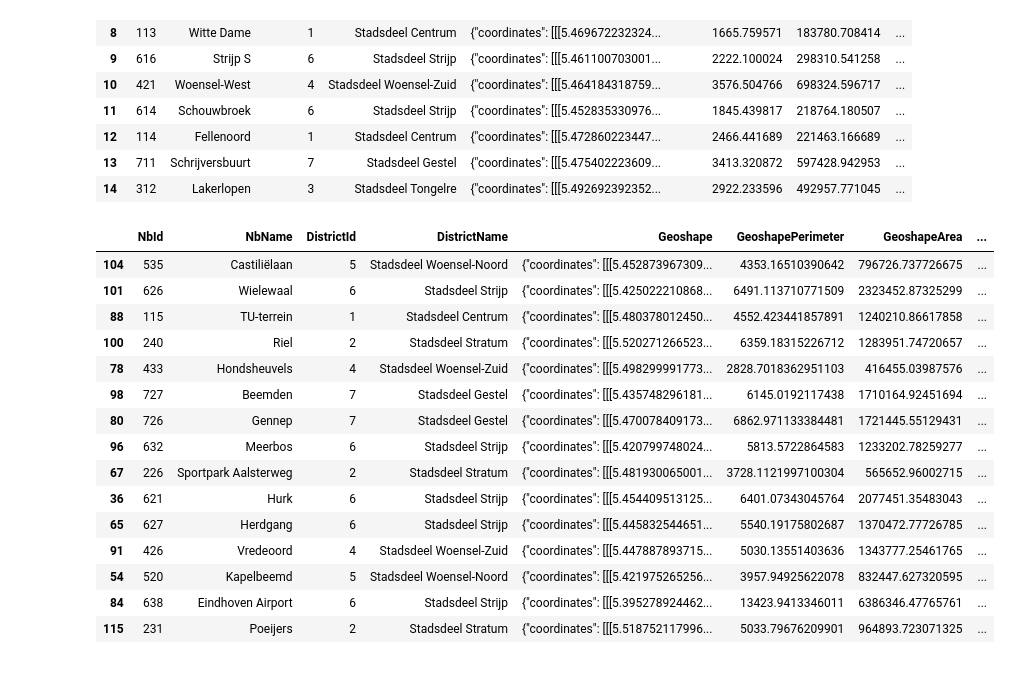
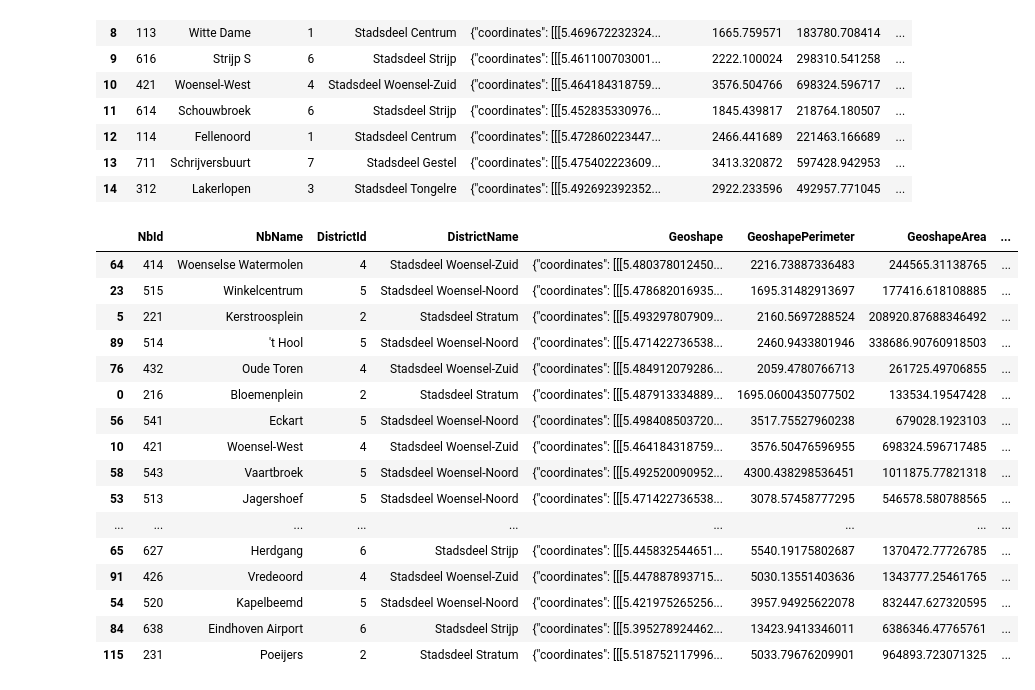
Before and after one commit to tymakat/eds_app, a Jupyter notebook: DataVisualization.ipynb, the cells around one changed output. Drawn from its saved outputs; the diff is of its cells as text; code cells hidden in the pictures.

```diff
--- a/DataVisualization.ipynb
+++ b/DataVisualization.ipynb
@@ -258,17 +287,18 @@ dataset["ScoreGoodLife"] = pd.to_numeric(dataset["ScoreGoodLife"], errors="coerc
 # %%
-dataset.tail(15)
+dataset.tail(50)
 # %% [output]
 |  | NbId | NbName | DistrictId | DistrictName | Geoshape | GeoshapePerimeter | GeoshapeArea | ... |
-| 104 | 535 | Castiliëlaan | 5 | Stadsdeel Woensel-Noord | {"coordinates": [[[5.452873967309... | 4353.16510390642 | 796726.737726675 | ... |
-| 101 | 626 | Wielewaal | 6 | Stadsdeel Strijp | {"coordinates": [[[5.425022210868... | 6491.113710771509 | 2323452.87325299 | ... |
-| 88 | 115 | TU-terrein | 1 | Stadsdeel Centrum | {"coordinates": [[[5.480378012450... | 4552.423441857891 | 1240210.86617858 | ... |
-| 100 | 240 | Riel | 2 | Stadsdeel Stratum | {"coordinates": [[[5.520271266523... | 6359.18315226712 | 1283951.74720657 | ... |
-| 78 | 433 | Hondsheuvels | 4 | Stadsdeel Woensel-Zuid | {"coordinates": [[[5.498299991773... | 2828.7018362951103 | 416455.03987576 | ... |
-| 98 | 727 | Beemden | 7 | Stadsdeel Gestel | {"coordinates": [[[5.435748296181... | 6145.0192117438 | 1710164.92451694 | ... |
-| 80 | 726 | Gennep | 7 | Stadsdeel Gestel | {"coordinates": [[[5.470078409173... | 6862.971133384481 | 1721445.55129431 | ... |
-| 96 | 632 | Meerbos | 6 | Stadsdeel Strijp | {"coordinates": [[[5.420799748024... | 5813.5722864583 | 1233202.78259277 | ... |
-| 67 | 226 | Sportpark Aalsterweg | 2 | Stadsdeel Stratum | {"coordinates": [[[5.481930065001... | 3728.1121997100304 | 565652.96002715 | ... |
-| 36 | 621 | Hurk | 6 | Stadsdeel Strijp | {"coordinates": [[[5.454409513125... | 6401.07343045764 | 2077451.35483043 | ... |
+| 64 | 414 | Woenselse Watermolen | 4 | Stadsdeel Woensel-Zuid | {"coordinates": [[[5.480378012450... | 2216.73887336483 | 244565.31138765 | ... |
+| 23 | 515 | Winkelcentrum | 5 | Stadsdeel Woensel-Noord | {"coordinates": [[[5.478682016935... | 1695.31482913697 | 177416.618108885 | ... |
+| 5 | 221 | Kerstroosplein | 2 | Stadsdeel Stratum | {"coordinates": [[[5.493297807909... | 2160.5697288524 | 208920.87688346492 | ... |
+| 89 | 514 | 't Hool | 5 | Stadsdeel Woensel-Noord | {"coordinates": [[[5.471422736538... | 2460.9433801946 | 338686.90760918503 | ... |
+| 76 | 432 | Oude Toren | 4 | Stadsdeel Woensel-Zuid | {"coordinates": [[[5.484912079286... | 2059.4780766713 | 261725.49706855 | ... |
+| 0 | 216 | Bloemenplein | 2 | Stadsdeel Stratum | {"coordinates": [[[5.487913334889... | 1695.0600435077502 | 133534.19547428 | ... |
+| 56 | 541 | Eckart | 5 | Stadsdeel Woensel-Noord | {"coordinates": [[[5.498408503720... | 3517.75527960238 | 679028.1923103 | ... |
+| 10 | 421 | Woensel-West | 4 | Stadsdeel Woensel-Zuid | {"coordinates": [[[5.464184318759... | 3576.50476596955 | 698324.596717485 | ... |
+| 58 | 543 | Vaartbroek | 5 | Stadsdeel Woensel-Noord | {"coordinates": [[[5.492520090952... | 4300.438298536451 | 1011875.77821318 | ... |
+| 53 | 513 | Jagershoef | 5 | Stadsdeel Woensel-Noord | {"coordinates": [[[5.471422736538... | 3078.57458777295 | 546578.580788565 | ... |
+| ... | ... | ... | ... | ... | ... | ... | ... | ... |
 | 65 | 627 | Herdgang | 6 | Stadsdeel Strijp | {"coordinates": [[[5.445832544651... | 5540.19175802687 | 1370472.77726785 | ... |
 | 91 | 426 | Vredeoord | 4 | Stadsdeel Woensel-Zuid | {"coordinates": [[[5.447887893715... | 5030.13551403636 | 1343777.25461765 | ... |
 | 54 | 520 | Kapelbeemd | 5 | Stadsdeel Woensel-Noord | {"coordinates": [[[5.421975265256... | 3957.94925622078 | 832447.627320595 | ... |
```
Also changed, not shown: parts of 3 cells of this notebook, 2 other files.
